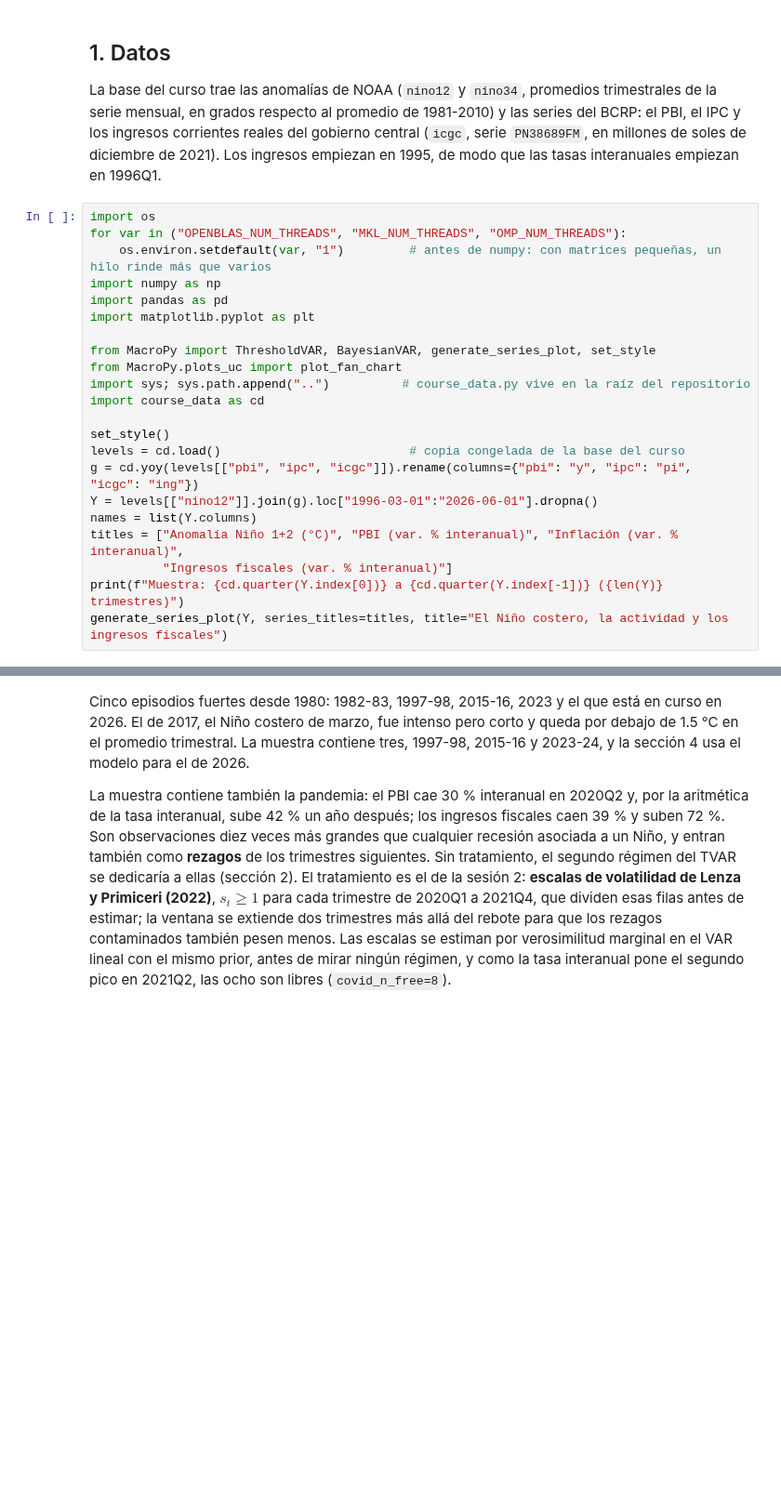
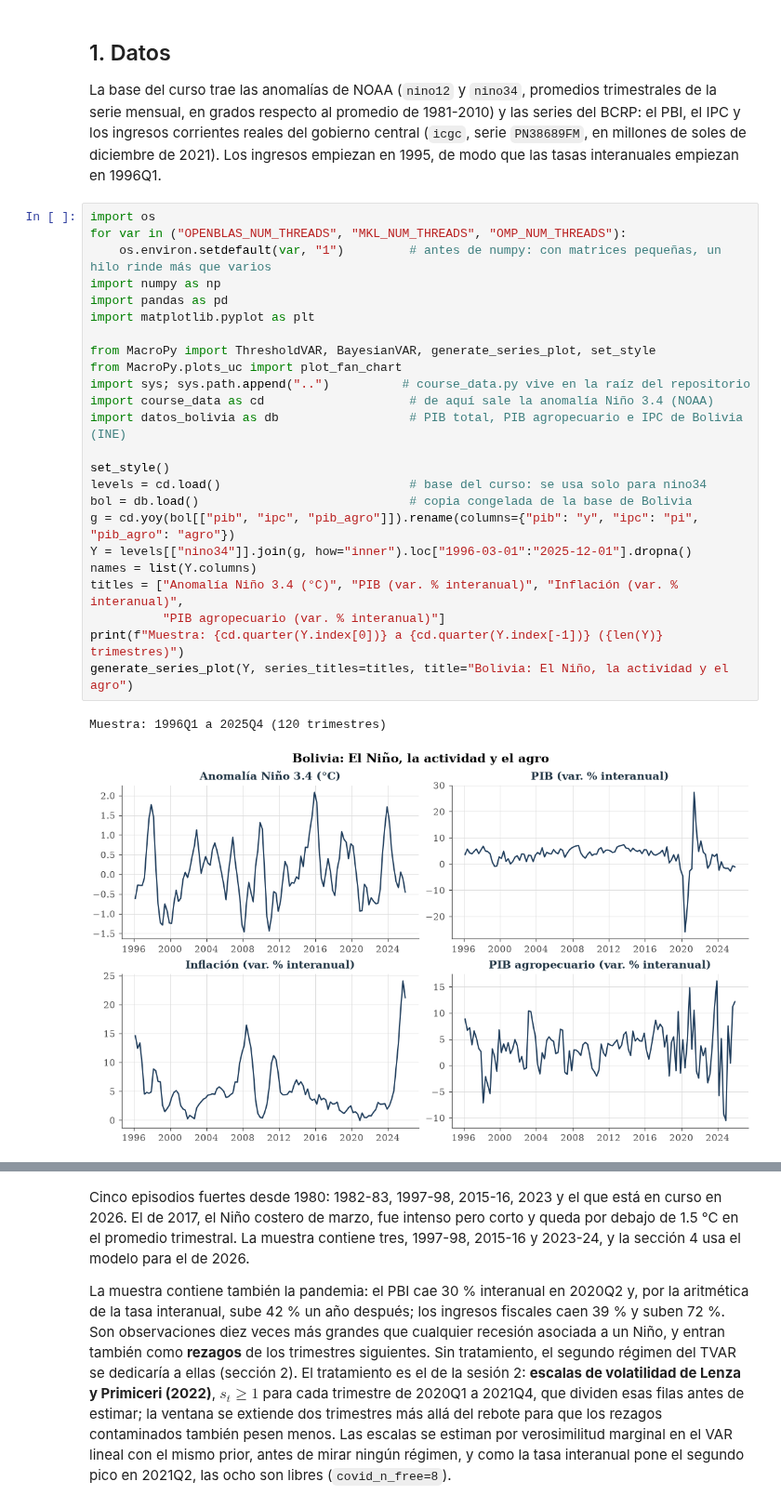
Before and after one commit to jpantoja-cpu/macro-econometrics-course, a Jupyter notebook: bolivia/tvar_nino_bolivia.ipynb, the cells around one changed output, grey strips where cells are left out. Shown at 93% size. Saved outputs shown, nothing was run; the diff lists cells and outputs as text; blank space fills up the shorter version.

```diff
--- a/bolivia/tvar_nino_bolivia.ipynb
+++ b/bolivia/tvar_nino_bolivia.ipynb
@@ -49,23 +49,28 @@ empiezan en 1996Q1.
 # %%
 import os
 for var in ("OPENBLAS_NUM_THREADS", "MKL_NUM_THREADS", "OMP_NUM_THREADS"):
     os.environ.setdefault(var, "1")         # antes de numpy: con matrices pequeñas, un hilo rinde más que varios
 import numpy as np
 import pandas as pd
 import matplotlib.pyplot as plt
 
 from MacroPy import ThresholdVAR, BayesianVAR, generate_series_plot, set_style
 from MacroPy.plots_uc import plot_fan_chart
 import sys; sys.path.append("..")          # course_data.py vive en la raíz del repositorio
-import course_data as cd
+import course_data as cd                    # de aquí sale la anomalía Niño 3.4 (NOAA)
+import datos_bolivia as db                  # PIB total, PIB agropecuario e IPC de Bolivia (INE)
 
 set_style()
-levels = cd.load()                          # copia congelada de la base del curso
-g = cd.yoy(levels[["pbi", "ipc", "icgc"]]).rename(columns={"pbi": "y", "ipc": "pi", "icgc": "ing"})
-Y = levels[["nino12"]].join(g).loc["1996-03-01":"2026-06-01"].dropna()
+levels = cd.load()                          # base del curso: se usa solo para nino34
+bol = db.load()                             # copia congelada de la base de Bolivia
+g = cd.yoy(bol[["pib", "ipc", "pib_agro"]]).rename(columns={"pib": "y", "ipc": "pi", "pib_agro": "agro"})
+Y = levels[["nino34"]].join(g, how="inner").loc["1996-03-01":"2025-12-01"].dropna()
 names = list(Y.columns)
-titles = ["Anomalía Niño 1+2 (°C)", "PBI (var. % interanual)", "Inflación (var. % interanual)",
-          "Ingresos fiscales (var. % interanual)"]
+titles = ["Anomalía Niño 3.4 (°C)", "PIB (var. % interanual)", "Inflación (var. % interanual)",
+          "PIB agropecuario (var. % interanual)"]
 print(f"Muestra: {cd.quarter(Y.index[0])} a {cd.quarter(Y.index[-1])} ({len(Y)} trimestres)")
-generate_series_plot(Y, series_titles=titles, title="El Niño costero, la actividad y los ingresos fiscales")
+generate_series_plot(Y, series_titles=titles, title="Bolivia: El Niño, la actividad y el agro")
+# %% [output]
+Muestra: 1996Q1 a 2025Q4 (120 trimestres)
+[figure, added]
 # %%
```
Also changed, not shown: parts of 16 cells of this notebook, 14 other files.
